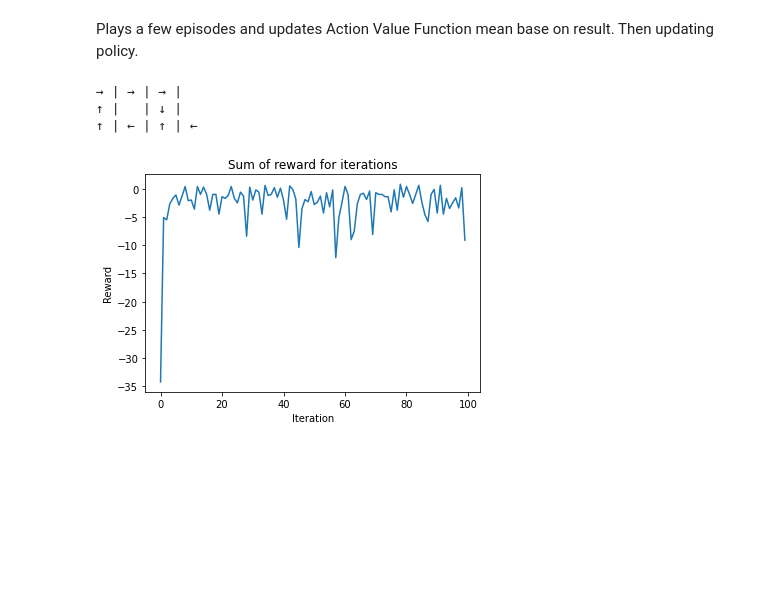
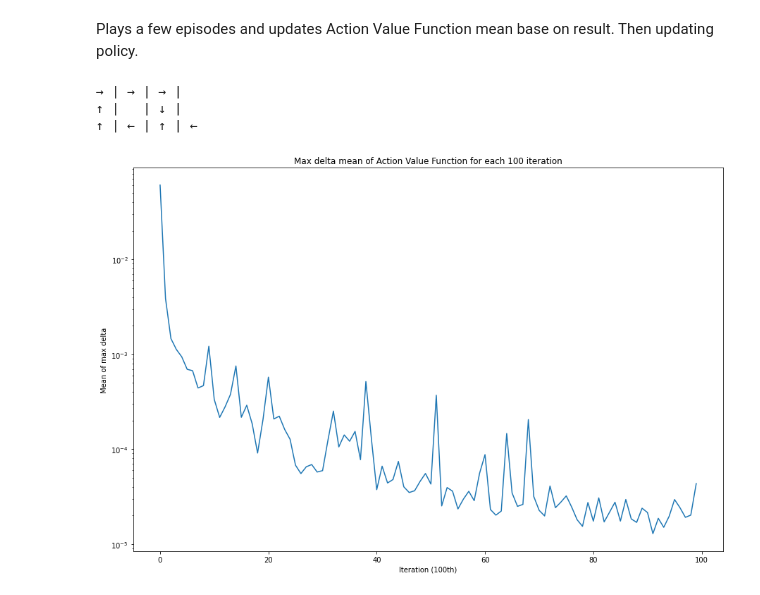
Before and after one commit to maciekdt/UdemyRL, a Jupyter notebook: GridWorldProblem/monte_carlo_control_algorithm.ipynb, the cells around one changed output. Drawn from its saved outputs; the diff is of its cells as text; code cells hidden in the pictures; blank space fills up the shorter version.

```diff
--- a/GridWorldProblem/monte_carlo_control_algorithm.ipynb
+++ b/GridWorldProblem/monte_carlo_control_algorithm.ipynb
@@ -129,37 +131,48 @@ def update_policy(policy, Q):
 # %% [markdown]
 Plays a few episodes and updates Action Value Function mean base on result. Then updating policy.
 # %%
-def train_agent(policy, Q, gamma=.1, epsilon=.1):
+def train_agent(policy, Q, gamma, epsilon, init_state=(0,2)):
+    delta_history = []
     rewards_history = []
-    for _ in range(100):
-        init_state, init_action = random.choice(list(env))
+    for _ in range(10_000):
         states_actions, rewards = play_episode(
             policy=policy,
             init_state=init_state,
-            init_action=init_action,
             epsilon=epsilon
         )
         G = 0
+        max_delta = 0
         for t in reversed(range(len(states_actions))):
             G = rewards[t] + gamma*G
             mean_Q, N_Q = Q[states_actions[t]]
-            Q[states_actions[t]] = ((N_Q * mean_Q + G)/(N_Q + 1), N_Q + 1)
+            new_mean_Q = (N_Q * mean_Q + G)/(N_Q + 1)
+            max_delta = max(max_delta, np.abs(mean_Q - new_mean_Q)) # For statistic
+            Q[states_actions[t]] = (new_mean_Q, N_Q + 1)
         update_policy(policy=policy, Q=Q)
+        delta_history.append(max_delta)
         rewards_history.append(sum(rewards))
-    return policy, Q, rewards_history
+
+    return policy, Q, delta_history, rewards_history
 # %%
-policy, Q, rewards_history = train_agent(policy=get_random_policy(), Q=get_Q(), epsilon=.1)
+policy, Q, delta_history, rewards_history = train_agent(policy=get_random_policy(), Q=get_Q(init_value=1), epsilon=.01, gamma=.1)
 display_policy_on_board(policy)
-
-plt.plot(rewards_history)
-
-plt.title('Sum of reward for iterations')
-plt.xlabel('Iteration')
-plt.ylabel('Reward')
-
-plt.show()
 # %% [output]
 → | → | → |
 ↑ |   | ↓ |
 ↑ | ← | ↑ | ←
-[figure, removed]
+# %%
+samples = 100
+delta_means = [np.mean(delta_history[i:i+samples]) for i in range(0, len(delta_history), samples)]
+
+plt.figure(figsize=(15, 10))
+plt.plot(delta_means)
+
+plt.title('Max delta mean of Action Value Function for each 100 iteration')
+plt.xlabel('Iteration (100th)')
+plt.ylabel('Mean of max delta')
+
+plt.yscale('log')
+
+plt.show()
+# %% [output]
+[figure, added]
```
Also changed, not shown: parts of 4 cells of this notebook, 3 other files.
